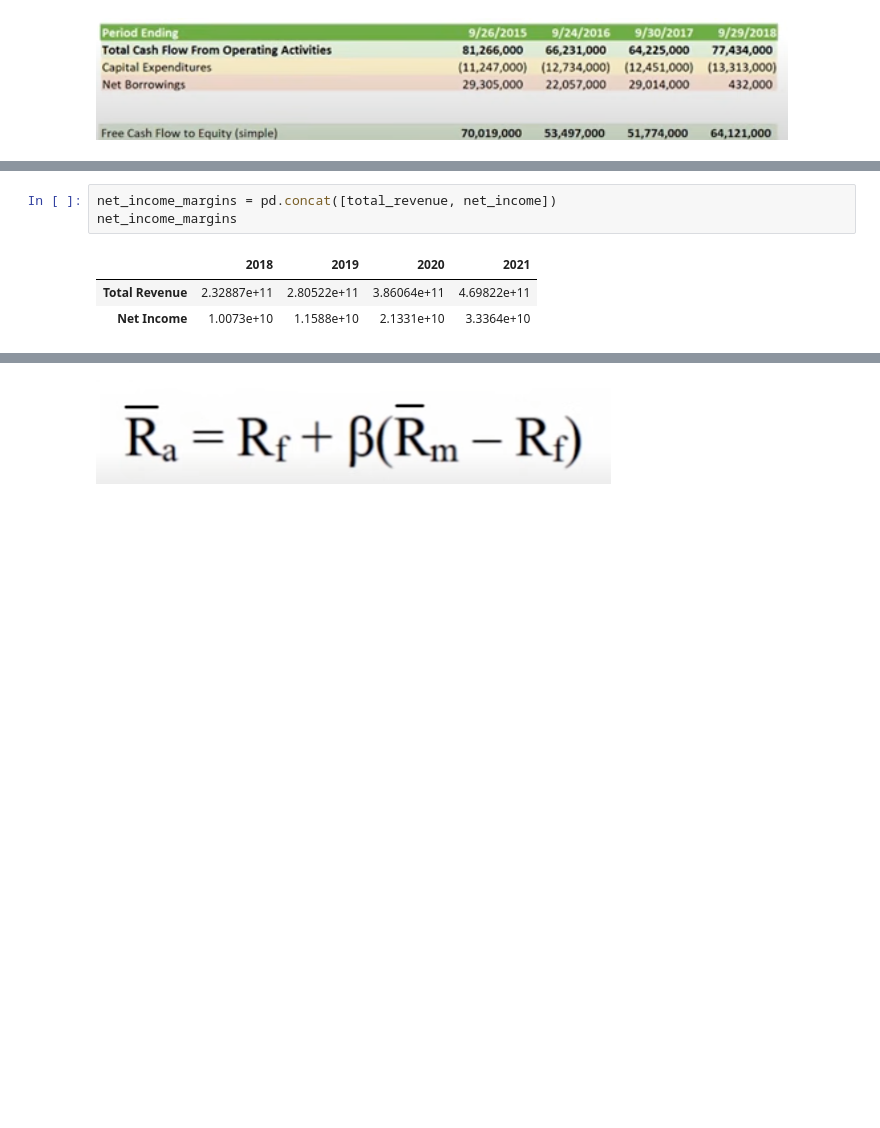
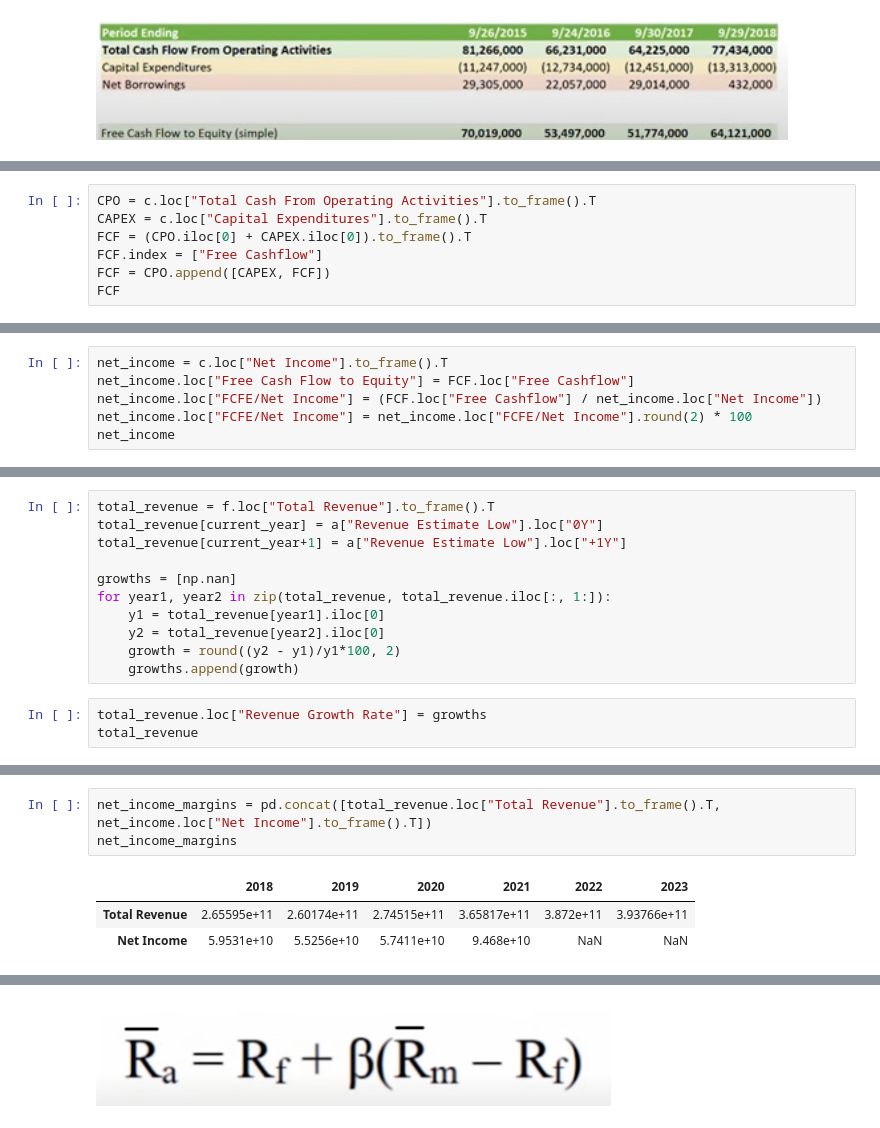
Before and after one commit to weronikazak/Intrinsic_Value, a Jupyter notebook: DCF2.ipynb, the cells around one changed output, grey strips where cells are left out. Drawn from its saved outputs; the diff is of its cells as text; blank space fills up the shorter version.

```diff
--- a/DCF2.ipynb
+++ b/DCF2.ipynb
@@ -98,0 +43,7 @@ median_growth
+# %%
+CPO = c.loc["Total Cash From Operating Activities"].to_frame().T
+CAPEX = c.loc["Capital Expenditures"].to_frame().T
+FCF = (CPO.iloc[0] + CAPEX.iloc[0]).to_frame().T
+FCF.index = ["Free Cashflow"]
+FCF = CPO.append([CAPEX, FCF])
+FCF
@@ -98,0 +55,6 @@ median_growth
+# %%
+net_income = c.loc["Net Income"].to_frame().T
+net_income.loc["Free Cash Flow to Equity"] = FCF.loc["Free Cashflow"]
+net_income.loc["FCFE/Net Income"] = (FCF.loc["Free Cashflow"] / net_income.loc["Net Income"])
+net_income.loc["FCFE/Net Income"] = net_income.loc["FCFE/Net Income"].round(2) * 100
+net_income
@@ -98,0 +71,14 @@ median_growth
+# %%
+total_revenue = f.loc["Total Revenue"].to_frame().T
+total_revenue[current_year] = a["Revenue Estimate Low"].loc["0Y"]
+total_revenue[current_year+1] = a["Revenue Estimate Low"].loc["+1Y"]
+
+growths = [np.nan]
+for year1, year2 in zip(total_revenue, total_revenue.iloc[:, 1:]):
+    y1 = total_revenue[year1].iloc[0]
+    y2 = total_revenue[year2].iloc[0]
+    growth = round((y2 - y1)/y1*100, 2)
+    growths.append(growth)
+# %%
+total_revenue.loc["Revenue Growth Rate"] = growths
+total_revenue
@@ -99,10 +96,10 @@ median_growth
 # %%
-net_income_margins = pd.concat([total_revenue, net_income])
+net_income_margins = pd.concat([total_revenue.loc["Total Revenue"].to_frame().T, net_income.loc["Net Income"].to_frame().T])
 net_income_margins
 # %% [output]
-|  | 2018 | 2019 | 2020 | 2021 |
-| Total Revenue | 2.32887e+11 | 2.80522e+11 | 3.86064e+11 | 4.69822e+11 |
-| Net Income | 1.0073e+10 | 1.1588e+10 | 2.1331e+10 | 3.3364e+10 |
+|  | 2018 | 2019 | 2020 | 2021 | 2022 | 2023 |
+| Total Revenue | 2.65595e+11 | 2.60174e+11 | 2.74515e+11 | 3.65817e+11 | 3.872e+11 | 3.93766e+11 |
+| Net Income | 5.9531e+10 | 5.5256e+10 | 5.7411e+10 | 9.468e+10 | NaN | NaN |
 # %%
 net_income = []
 for year in net_income_margins.columns:
```
Also changed, not shown: parts of 50 cells of this notebook.
